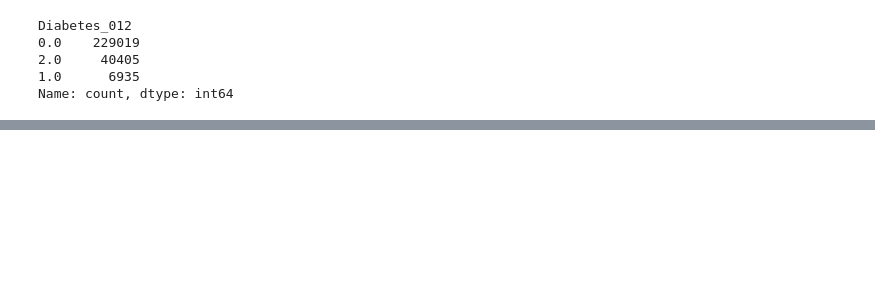
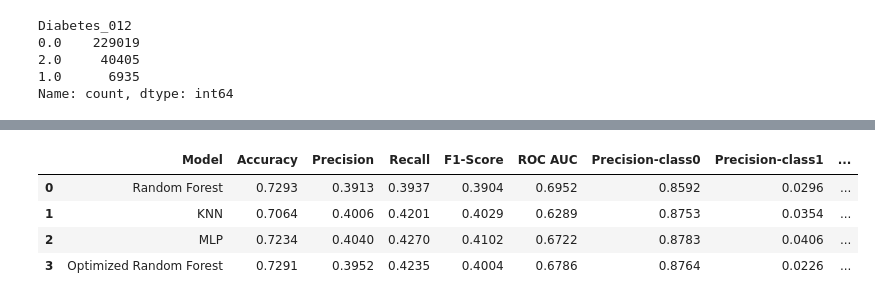
Before and after one commit to lngquoctrung/diabetes-prediction-machine-learning, a Jupyter notebook: test.ipynb, the cells around one changed output, grey strips where cells are left out. Saved outputs shown, nothing was run; the diff lists cells and outputs as text; code cells hidden in the pictures; blank space fills up the shorter version.

```diff
--- a/test.ipynb
+++ b/test.ipynb
@@ -619,0 +935,8 @@ weighted avg       0.77      0.72      0.74    276359
+# %%
+comparison_results
+# %% [output]
+|  | Model | Accuracy | Precision | Recall | F1-Score | ROC AUC | Precision-class0 | Precision-class1 | ... |
+| 0 | Random Forest | 0.7293 | 0.3913 | 0.3937 | 0.3904 | 0.6952 | 0.8592 | 0.0296 | ... |
+| 1 | KNN | 0.7064 | 0.4006 | 0.4201 | 0.4029 | 0.6289 | 0.8753 | 0.0354 | ... |
+| 2 | MLP | 0.7234 | 0.4040 | 0.4270 | 0.4102 | 0.6722 | 0.8783 | 0.0406 | ... |
+| 3 | Optimized Random Forest | 0.7291 | 0.3952 | 0.4235 | 0.4004 | 0.6786 | 0.8764 | 0.0226 | ... |
```
Also changed, not shown: parts of 55 cells of this notebook, 14 other files.
